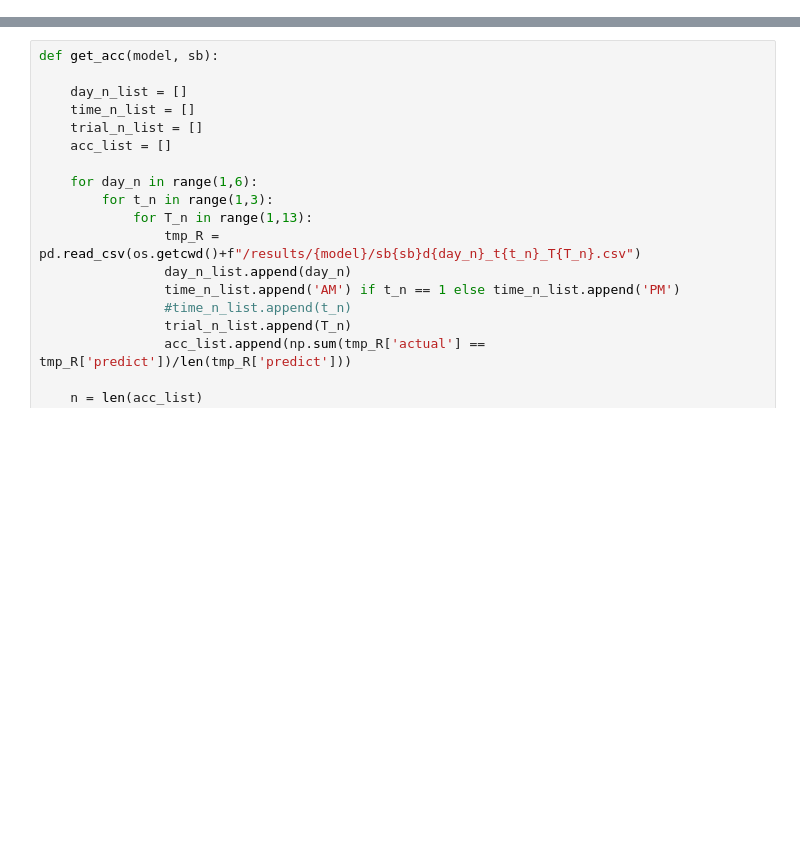
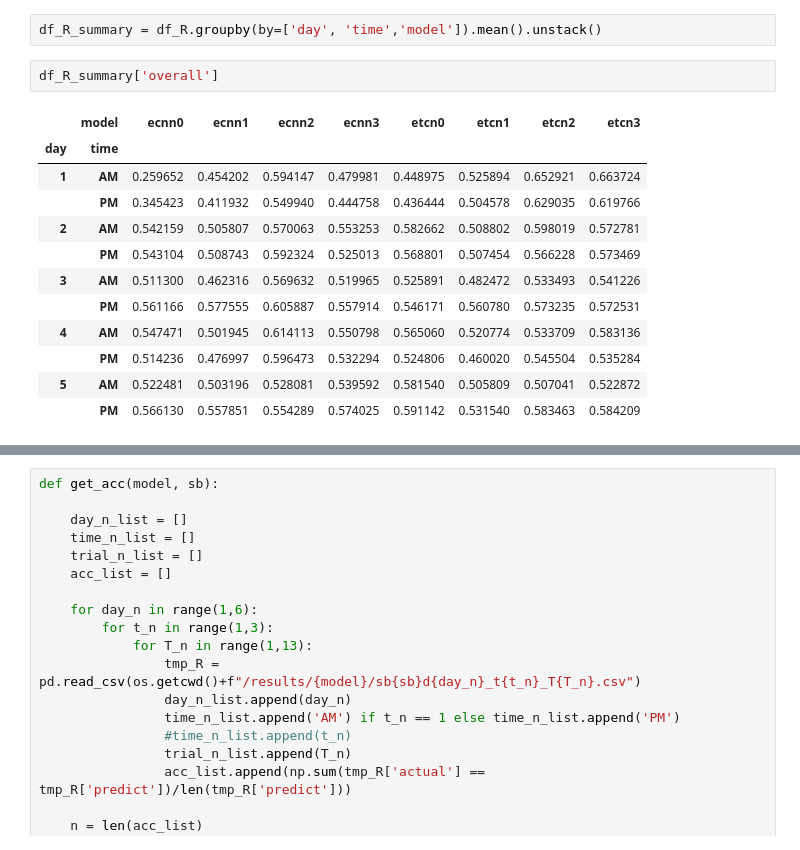
Before and after one commit to YuzhouLin/ECNN-NinaProDB6, a Jupyter notebook: analysis.ipynb, the cells around one changed output, grey strips where cells are left out. Saved outputs shown, nothing was run; the diff lists cells and outputs as text; blank space fills up the shorter version.

```diff
--- a/analysis.ipynb
+++ b/analysis.ipynb
@@ -8,0 +136,17 @@ import os
+# %%
+df_R_summary = df_R.groupby(by=['day', 'time','model']).mean().unstack()
+# %%
+df_R_summary['overall']
+# %% [output]
+|  | model | ecnn0 | ecnn1 | ecnn2 | ecnn3 | etcn0 | etcn1 | etcn2 | etcn3 |
+| day | time |  |  |  |  |  |  |  |  |
+| 1 | AM | 0.259652 | 0.454202 | 0.594147 | 0.479981 | 0.448975 | 0.525894 | 0.652921 | 0.663724 |
+|  | PM | 0.345423 | 0.411932 | 0.549940 | 0.444758 | 0.436444 | 0.504578 | 0.629035 | 0.619766 |
+| 2 | AM | 0.542159 | 0.505807 | 0.570063 | 0.553253 | 0.582662 | 0.508802 | 0.598019 | 0.572781 |
+|  | PM | 0.543104 | 0.508743 | 0.592324 | 0.525013 | 0.568801 | 0.507454 | 0.566228 | 0.573469 |
+| 3 | AM | 0.511300 | 0.462316 | 0.569632 | 0.519965 | 0.525891 | 0.482472 | 0.533493 | 0.541226 |
+|  | PM | 0.561166 | 0.577555 | 0.605887 | 0.557914 | 0.546171 | 0.560780 | 0.573235 | 0.572531 |
+| 4 | AM | 0.547471 | 0.501945 | 0.614113 | 0.550798 | 0.565060 | 0.520774 | 0.533709 | 0.583136 |
+|  | PM | 0.514236 | 0.476997 | 0.596473 | 0.532294 | 0.524806 | 0.460020 | 0.545504 | 0.535284 |
+| 5 | AM | 0.522481 | 0.503196 | 0.528081 | 0.539592 | 0.581540 | 0.505809 | 0.507041 | 0.522872 |
+|  | PM | 0.566130 | 0.557851 | 0.554289 | 0.574025 | 0.591142 | 0.531540 | 0.583463 | 0.584209 |
```
Also changed, not shown: parts of 12 cells of this notebook, 1 other file.
